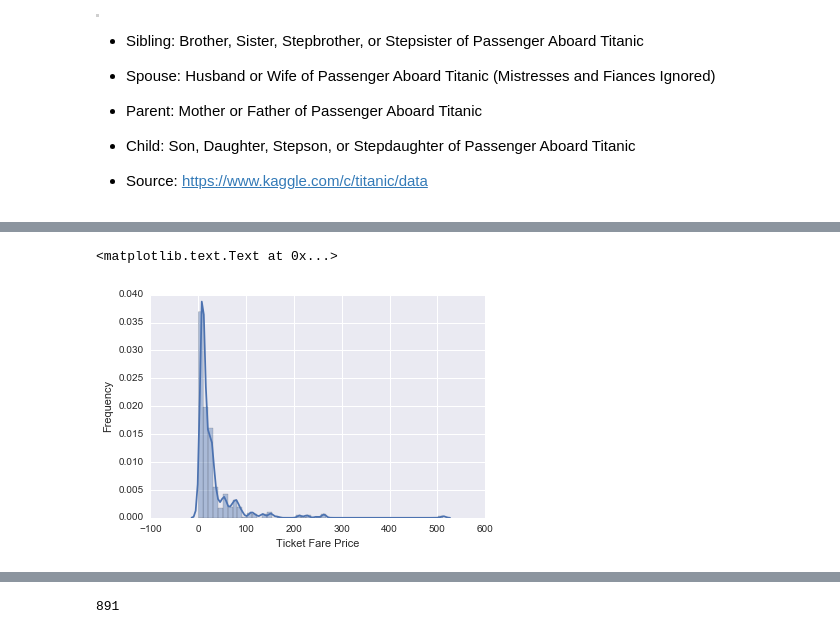
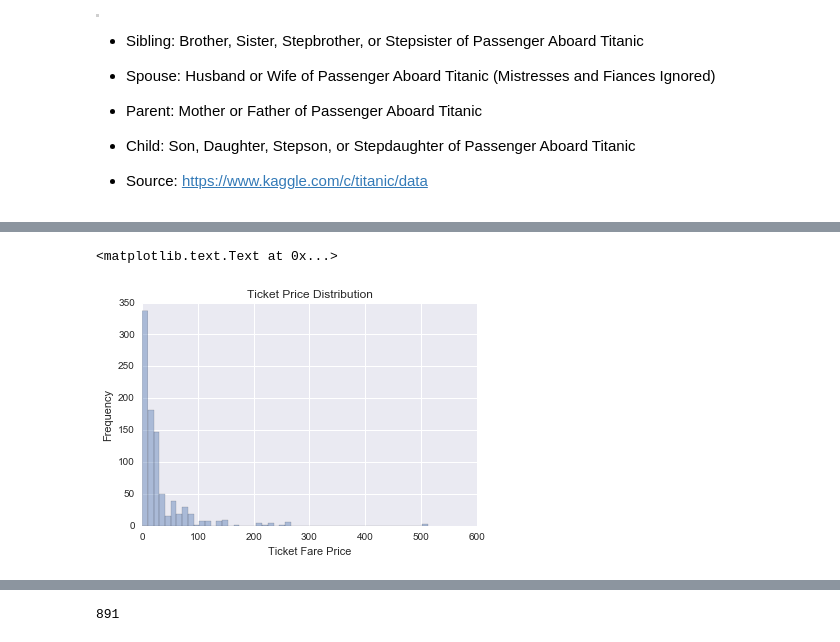
Before and after one commit to profversaggi/Udacity_Nano_DataScience, a Jupyter notebook: Project_2/Project # 2 Submission - Investigate a Dataset - Titanic.ipynb, the cells around one changed output, grey strips where cells are left out. Saved outputs shown, nothing was run; the diff lists cells and outputs as text; code cells hidden in the pictures.

```diff
--- a/Project_2/Project # 2 Submission - Investigate a Dataset - Titanic.ipynb
+++ b/Project_2/Project # 2 Submission - Investigate a Dataset - Titanic.ipynb
@@ -176,11 +207,12 @@ survived_plt.set_xlabel('Perished (0) vs Survived (1) ')
 # %%
 # TICKET PRICE: Fare
 # The majority of the tickets were of the cheaper variety (likely 3rd Class)
-# There were far less of the more expensive tickets (1st and 2nd Class)
+# There were far less of the "more" expensive tickets: (1st and 2nd Class)
 
-fare_plt = sns.distplot(titanic_df.Fare)
+fare_plt = sns.distplot(titanic_df.Fare, kde=False)
+fare_plt.set_title('Ticket Price Distribution')
 fare_plt.set_ylabel('Frequency')
 fare_plt.set_xlabel('Ticket Fare Price')
 # %% [output]
 <matplotlib.text.Text at 0x...>
-[figure, old version]
+[figure, new version]
```
Also changed, not shown: parts of 18 cells of this notebook, 2 other files.
